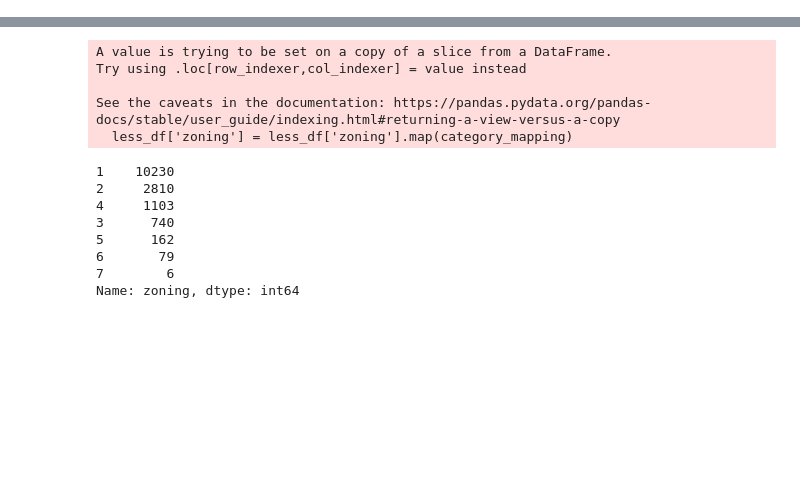
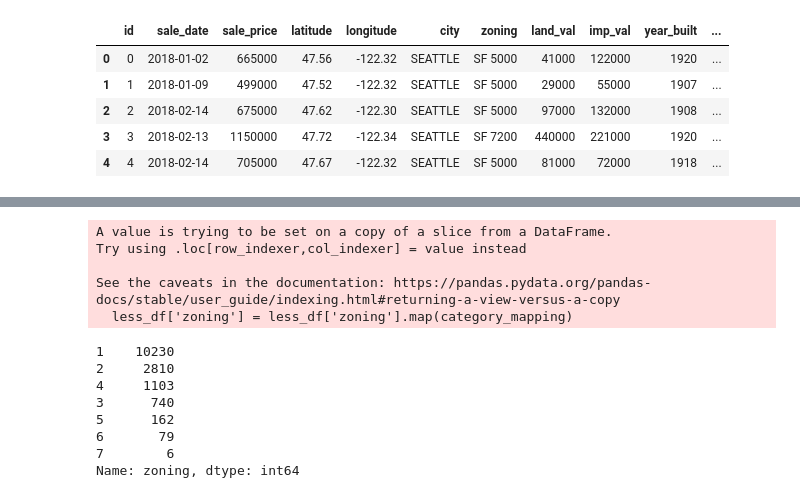
Before and after one commit to ai-bevo/Final-Austin-Housing-Market, a Jupyter notebook: Split Data ML/Project_4_ML_LESS_MIL.ipynb, the cells around one changed output, grey strips where cells are left out. Saved outputs shown, nothing was run; the diff lists cells and outputs as text; code cells hidden in the pictures; blank space fills up the shorter version.

```diff
--- a/Split Data ML/Project_4_ML_LESS_MIL.ipynb
+++ b/Split Data ML/Project_4_ML_LESS_MIL.ipynb
@@ -30,4 +35,17 @@ df
 24938 rows × 35 columns
+# %%
+df['sale_date'] = pd.to_datetime(df['sale_date'])
+df['sale_month'] = df['sale_date'].dt.month
+df['sale_day'] = df['sale_date'].dt.day
+df.rename(columns={'year': 'sale_year'}, inplace=True)
+df.head()
+# %% [output]
+|  | id | sale_date | sale_price | latitude | longitude | city | zoning | land_val | imp_val | year_built | ... |
+| 0 | 0 | 2018-01-02 | 665000 | 47.56 | -122.32 | SEATTLE | SF 5000 | 41000 | 122000 | 1920 | ... |
+| 1 | 1 | 2018-01-09 | 499000 | 47.52 | -122.32 | SEATTLE | SF 5000 | 29000 | 55000 | 1907 | ... |
+| 2 | 2 | 2018-02-14 | 675000 | 47.62 | -122.30 | SEATTLE | SF 5000 | 97000 | 132000 | 1908 | ... |
+| 3 | 3 | 2018-02-13 | 1150000 | 47.72 | -122.34 | SEATTLE | SF 7200 | 440000 | 221000 | 1920 | ... |
+| 4 | 4 | 2018-02-14 | 705000 | 47.67 | -122.32 | SEATTLE | SF 5000 | 81000 | 72000 | 1918 | ... |
 # %%
 #From the df, select all sales prices above 1,000,000 into one dataframe, and the rest into another one
 #Re-run everything again the same way except use the new dfs
```
Also changed, not shown: parts of 12 cells of this notebook, 2 other files.
